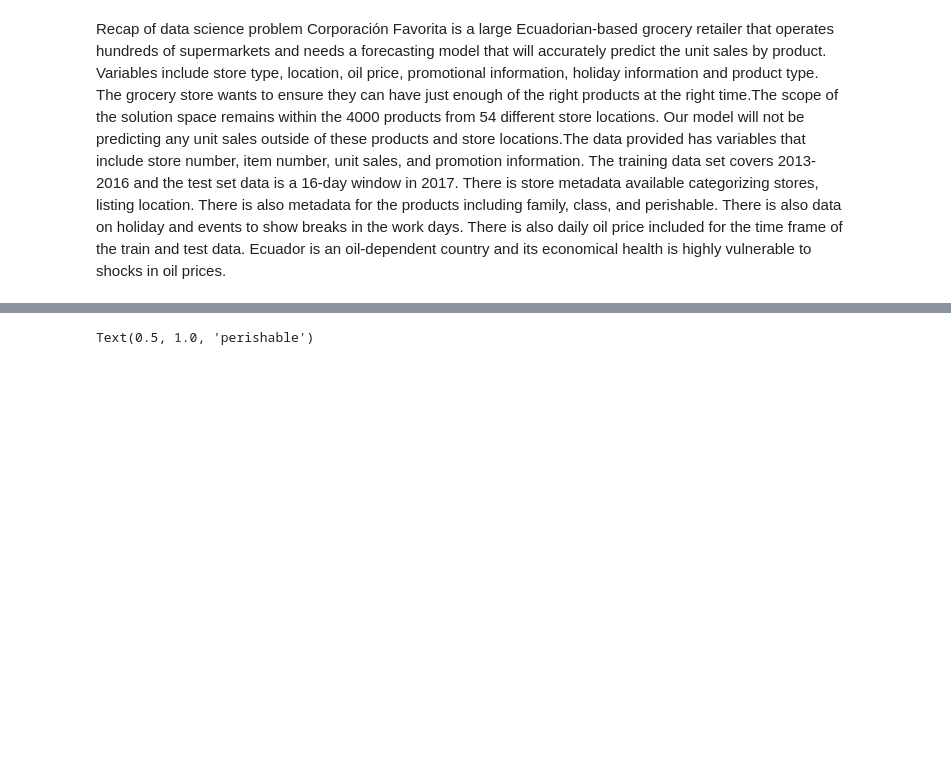
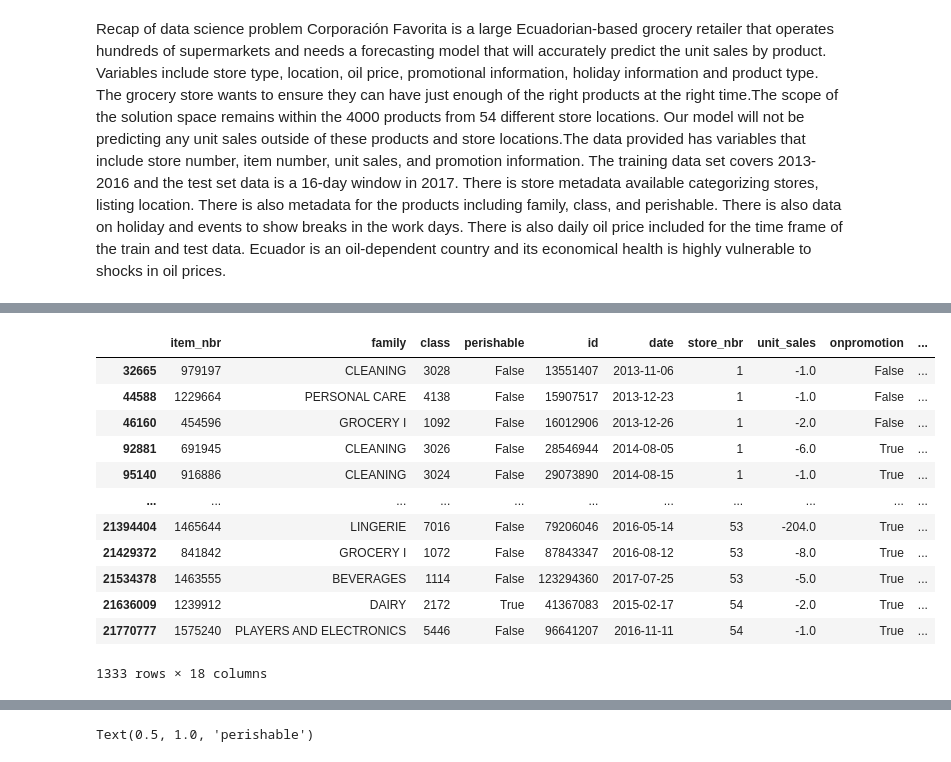
Before and after one commit to cathilo/ds, a Jupyter notebook: project_grocery/data_wrangling.ipynb, the cells around one changed output, grey strips where cells are left out. Cells and saved outputs as stored; diff of their text form; code cells hidden in the pictures; blank space fills up the shorter version.

```diff
--- a/project_grocery/data_wrangling.ipynb
+++ b/project_grocery/data_wrangling.ipynb
@@ -121,5 +160,5 @@ items_with_other_inf = pd.merge(items,training,on='item_nbr',left_on=None, right
                                  suffixes=("_item", "_training"))
 # %%
 
-items_with_other_info=pd.merge(items_with_other_inf,holidays_events, on ='date', left_on=None, right_on=None,
+items_with_other_info_1=pd.merge(items_with_other_inf,holidays_events, on ='date', left_on=None, right_on=None,
                               left_index=False, right_index=False, sort=True, suffixes=("_item","_holiday"))
@@ -262,0 +278,16 @@ Length: 3191, dtype: int64
+# %%
+items_with_other_info[items_with_other_info['unit_sales']<0]
+# %% [output]
+|  | item_nbr | family | class | perishable | id | date | store_nbr | unit_sales | onpromotion | ... |
+| 32665 | 979197 | CLEANING | 3028 | False | 13551407 | 2013-11-06 | 1 | -1.0 | False | ... |
+| 44588 | 1229664 | PERSONAL CARE | 4138 | False | 15907517 | 2013-12-23 | 1 | -1.0 | False | ... |
+| 46160 | 454596 | GROCERY I | 1092 | False | 16012906 | 2013-12-26 | 1 | -2.0 | False | ... |
+| 92881 | 691945 | CLEANING | 3026 | False | 28546944 | 2014-08-05 | 1 | -6.0 | True | ... |
+| 95140 | 916886 | CLEANING | 3024 | False | 29073890 | 2014-08-15 | 1 | -1.0 | True | ... |
+| ... | ... | ... | ... | ... | ... | ... | ... | ... | ... | ... |
+| 21394404 | 1465644 | LINGERIE | 7016 | False | 79206046 | 2016-05-14 | 53 | -204.0 | True | ... |
+| 21429372 | 841842 | GROCERY I | 1072 | False | 87843347 | 2016-08-12 | 53 | -8.0 | True | ... |
+| 21534378 | 1463555 | BEVERAGES | 1114 | False | 123294360 | 2017-07-25 | 53 | -5.0 | True | ... |
+| 21636009 | 1239912 | DAIRY | 2172 | True | 41367083 | 2015-02-17 | 54 | -2.0 | True | ... |
+| 21770777 | 1575240 | PLAYERS AND ELECTRONICS | 5446 | False | 96641207 | 2016-11-11 | 54 | -1.0 | True | ... |
+1333 rows × 18 columns
```
Also changed, not shown: parts of 51 cells of this notebook.
